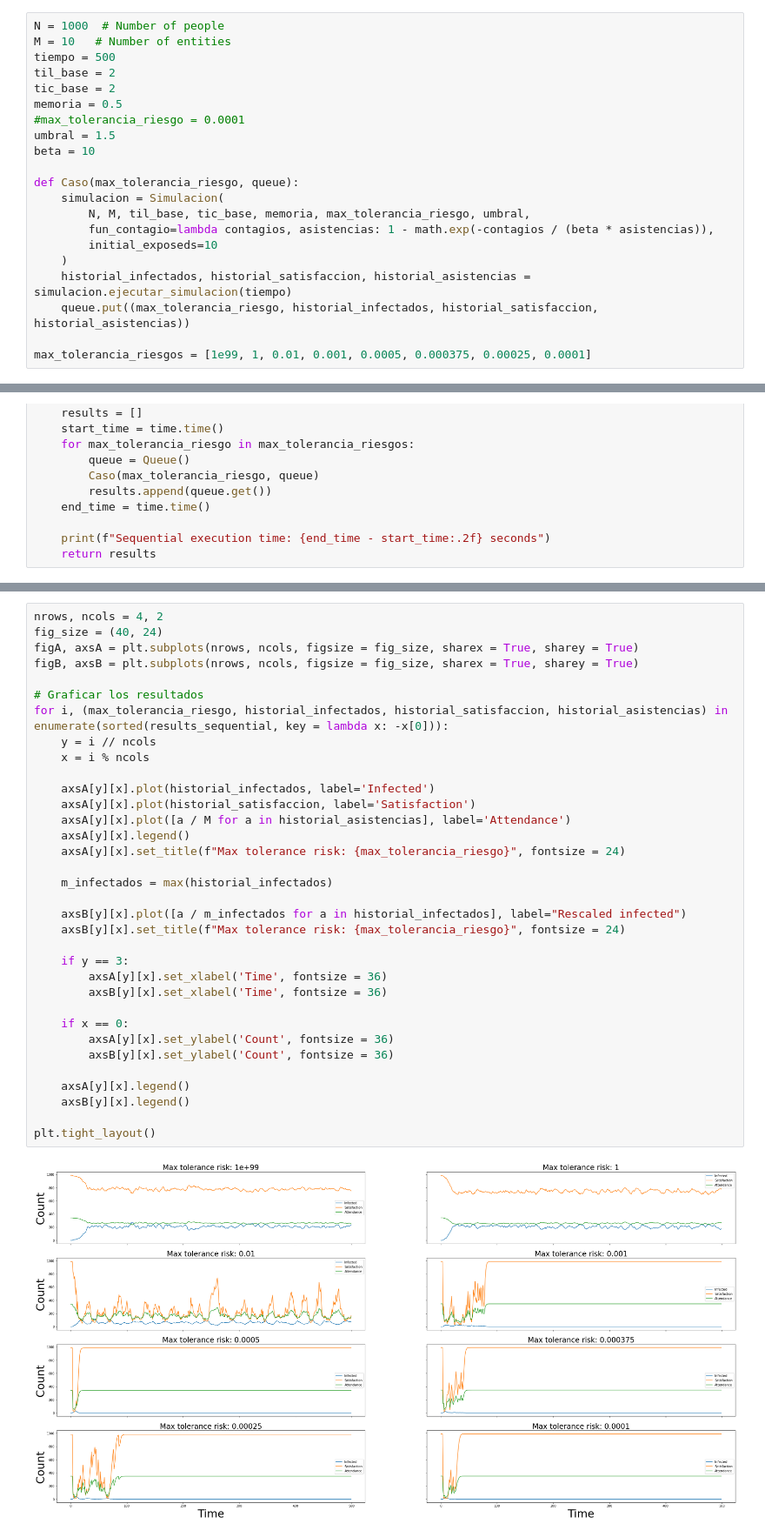
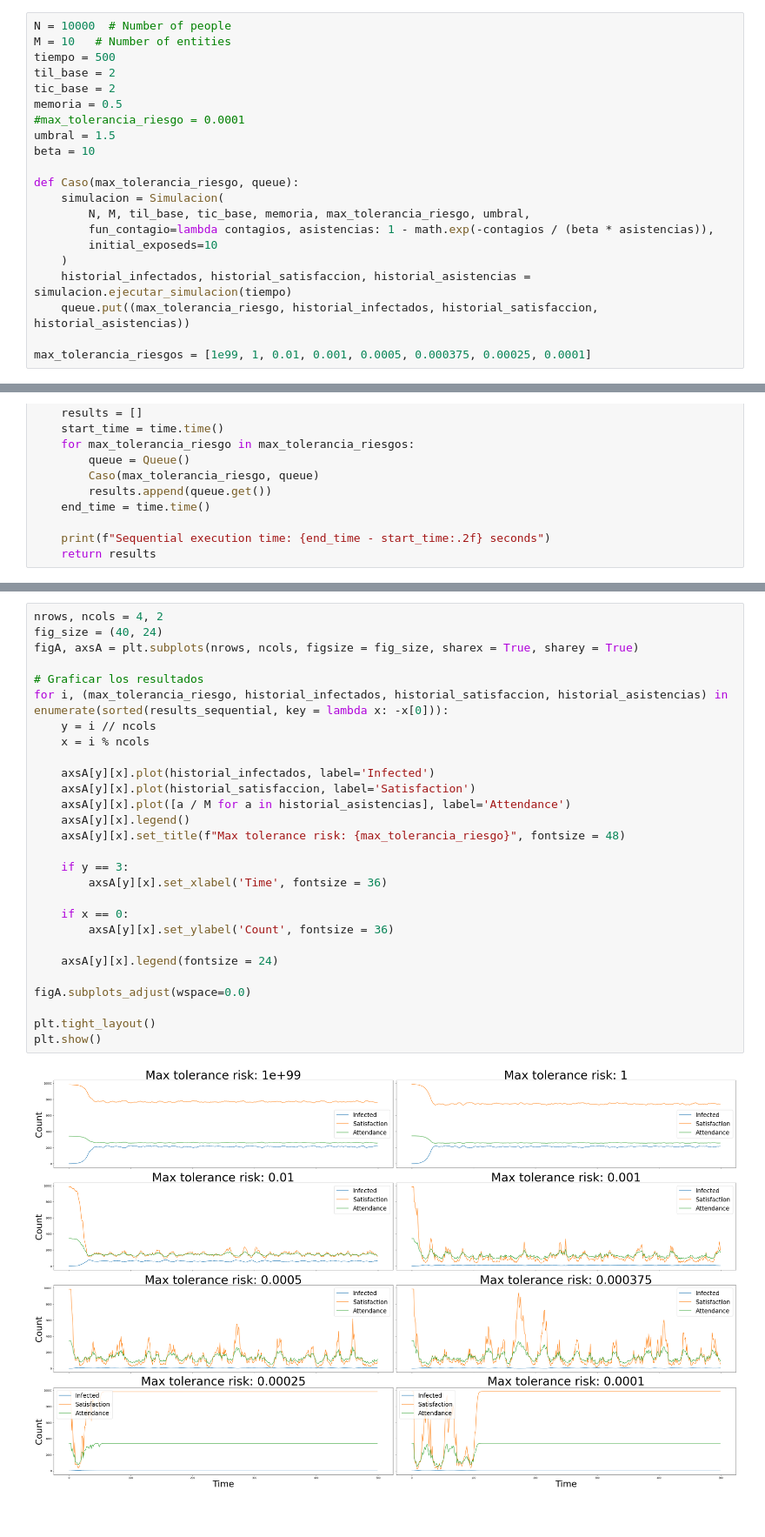
Before and after one commit to LautaroLasorsa/TP-Simulaci-n, a Jupyter notebook: Informe2.ipynb, the cells around one changed output, grey strips where cells are left out. Shown at 87% size. Cells and saved outputs as stored; diff of their text form; blank space fills up the shorter version.

```diff
--- a/Informe2.ipynb
+++ b/Informe2.ipynb
@@ -235,7 +236,7 @@ plt.show()
 # %% [markdown]
 ## Informe Paralelizado
 # %%
-N = 1000  # Number of people
+N = 10000  # Number of people
 M = 10   # Number of entities
 tiempo = 500
 til_base = 2
@@ -298,36 +299,30 @@ Sequential execution time: 79.93 seconds
 # %%
 nrows, ncols = 4, 2
 fig_size = (40, 24)
 figA, axsA = plt.subplots(nrows, ncols, figsize = fig_size, sharex = True, sharey = True)
-figB, axsB = plt.subplots(nrows, ncols, figsize = fig_size, sharex = True, sharey = True)
 
 # Graficar los resultados
 for i, (max_tolerancia_riesgo, historial_infectados, historial_satisfaccion, historial_asistencias) in enumerate(sorted(results_sequential, key = lambda x: -x[0])):
     y = i // ncols
     x = i % ncols
 
     axsA[y][x].plot(historial_infectados, label='Infected')
     axsA[y][x].plot(historial_satisfaccion, label='Satisfaction')
     axsA[y][x].plot([a / M for a in historial_asistencias], label='Attendance')
     axsA[y][x].legend()
-    axsA[y][x].set_title(f"Max tolerance risk: {max_tolerancia_riesgo}", fontsize = 24)
-
-    m_infectados = max(historial_infectados)
-
-    axsB[y][x].plot([a / m_infectados for a in historial_infectados], label="Rescaled infected")
-    axsB[y][x].set_title(f"Max tolerance risk: {max_tolerancia_riesgo}", fontsize = 24)
+    axsA[y][x].set_title(f"Max tolerance risk: {max_tolerancia_riesgo}", fontsize = 48)
 
     if y == 3:
         axsA[y][x].set_xlabel('Time', fontsize = 36)
-        axsB[y][x].set_xlabel('Time', fontsize = 36)
 
     if x == 0:
         axsA[y][x].set_ylabel('Count', fontsize = 36)
-        axsB[y][x].set_ylabel('Count', fontsize = 36)
 
-    axsA[y][x].legend()
-    axsB[y][x].legend()
+    axsA[y][x].legend(fontsize = 24)
+
+figA.subplots_adjust(wspace=0.0)
 
 plt.tight_layout()
+plt.show()
 # %% [output]
-[figure, old version]
+[figure, new version]
```
Also changed, not shown: parts of 12 cells of this notebook, 4 other files.
